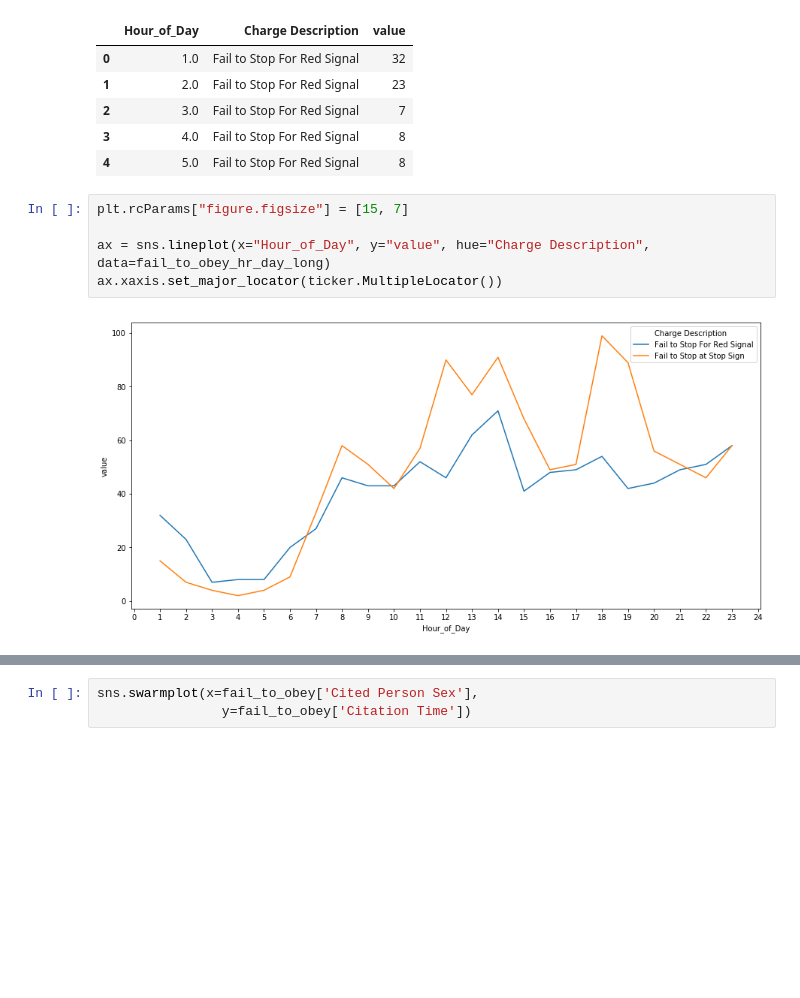
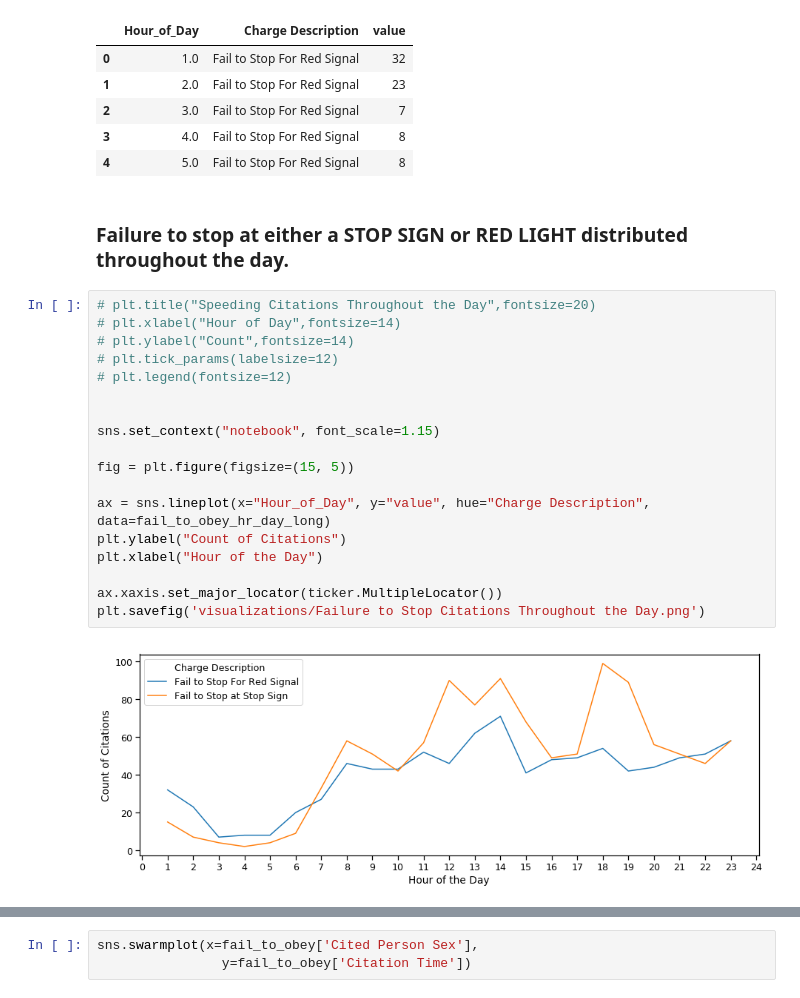
Before and after one commit to mrkjhsn/City-of-Scottsdale-Citations, a Jupyter notebook: Failure_To_Stop_Visualization.ipynb, the cells around one changed output, grey strips where cells are left out. Drawn from its saved outputs; the diff is of its cells as text; blank space fills up the shorter version.

```diff
--- a/Failure_To_Stop_Visualization.ipynb
+++ b/Failure_To_Stop_Visualization.ipynb
@@ -66,10 +66,25 @@ fail_to_obey_hr_day_long.head()
 | 2 | 3.0 | Fail to Stop For Red Signal | 7 |
 | 3 | 4.0 | Fail to Stop For Red Signal | 8 |
 | 4 | 5.0 | Fail to Stop For Red Signal | 8 |
-# %%
-plt.rcParams["figure.figsize"] = [15, 7]
-
-ax = sns.lineplot(x="Hour_of_Day", y="value", hue="Charge Description", data=fail_to_obey_hr_day_long)
-ax.xaxis.set_major_locator(ticker.MultipleLocator())
-# %% [output]
-[figure, removed]
+# %% [markdown]
+### Failure to stop at either a STOP SIGN or RED LIGHT distributed throughout the day.
+# %%
+# plt.title("Speeding Citations Throughout the Day",fontsize=20)
+# plt.xlabel("Hour of Day",fontsize=14)
+# plt.ylabel("Count",fontsize=14)
+# plt.tick_params(labelsize=12)
+# plt.legend(fontsize=12)
+
+
+sns.set_context("notebook", font_scale=1.15)
+
+fig = plt.figure(figsize=(15, 5))
+
+ax = sns.lineplot(x="Hour_of_Day", y="value", hue="Charge Description", data=fail_to_obey_hr_day_long)
+plt.ylabel("Count of Citations")
+plt.xlabel("Hour of the Day")
+
+ax.xaxis.set_major_locator(ticker.MultipleLocator())
+plt.savefig('visualizations/Failure to Stop Citations Throughout the Day.png')
+# %% [output]
+[figure, added]
```
Also changed, not shown: parts of 10 cells of this notebook.
